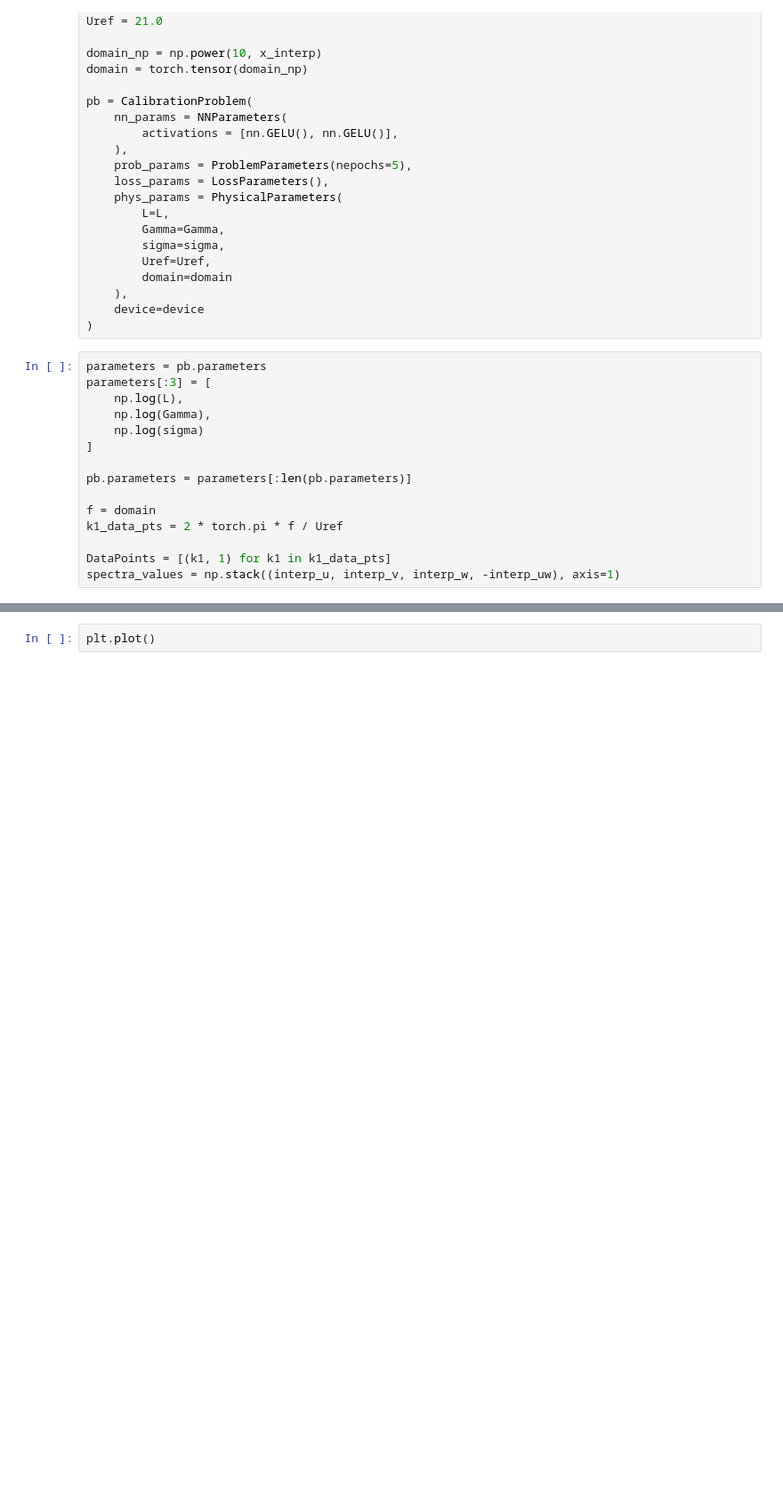
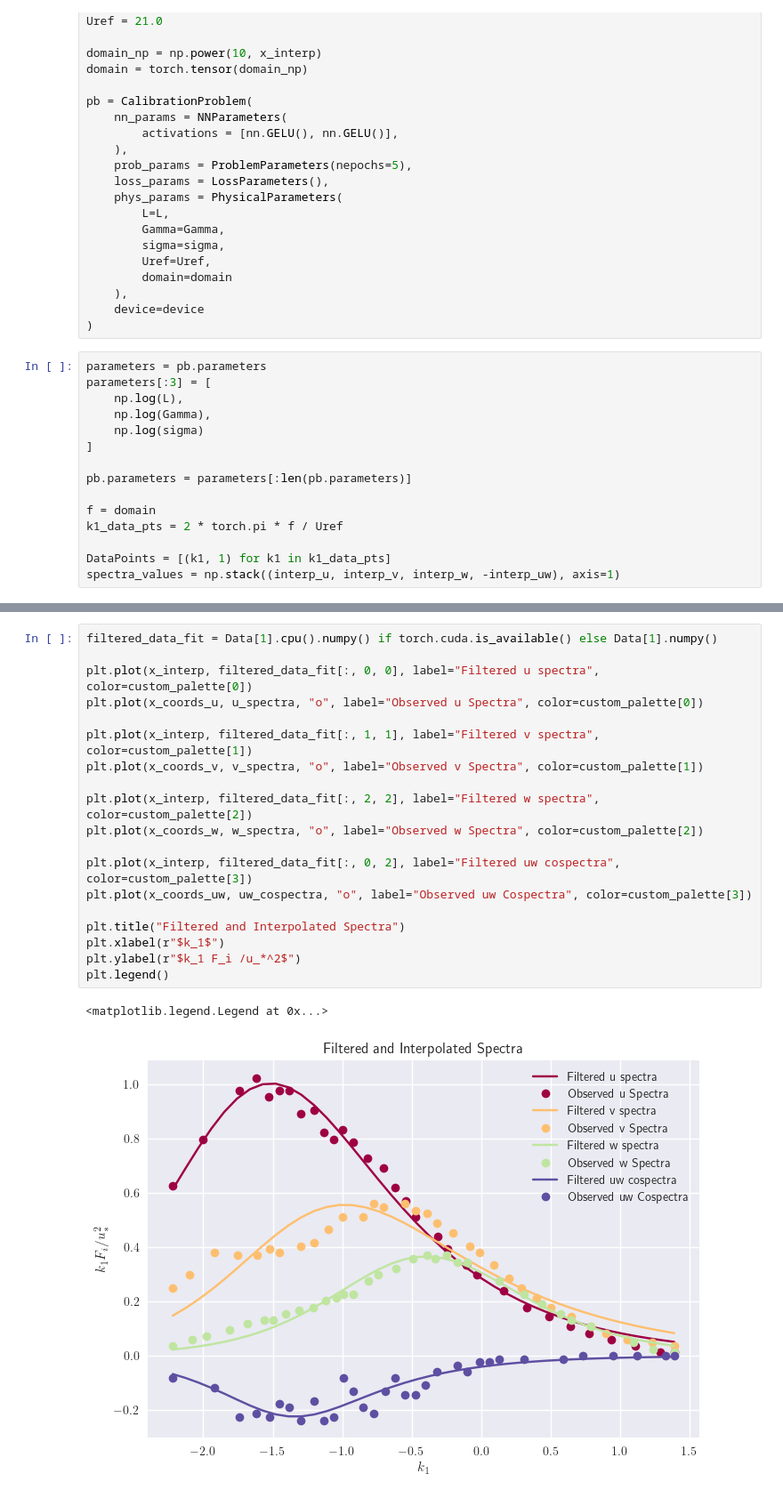
Before and after one commit to METHODS-Group/DRDMannTurb, a Jupyter notebook: docs/source/examples/Interpolating and Fitting.ipynb, the cells around one changed output, grey strips where cells are left out. Shown: that part at 89% size. Drawn from its saved outputs; the diff is of its cells as text; blank space fills up the shorter version.

Commit message:
cleaned up datagenerator class and added draft of interpolating-filtering-fitting example notebook

```diff
--- a/docs/source/examples/Interpolating and Fitting.ipynb
+++ b/docs/source/examples/Interpolating and Fitting.ipynb
@@ -116,5 +116,25 @@ Parameters [2.45129452e+02 5.50455730e+04 1.72868911e+00]
 RMSE: 0.03302925293012712
 R-squared: 0.8525919464352417
-# %%
-plt.plot()
+# %%
+filtered_data_fit = Data[1].cpu().numpy() if torch.cuda.is_available() else Data[1].numpy()
+
+plt.plot(x_interp, filtered_data_fit[:, 0, 0], label="Filtered u spectra", color=custom_palette[0])
+plt.plot(x_coords_u, u_spectra, "o", label="Observed u Spectra", color=custom_palette[0])
+
+plt.plot(x_interp, filtered_data_fit[:, 1, 1], label="Filtered v spectra", color=custom_palette[1])
+plt.plot(x_coords_v, v_spectra, "o", label="Observed v Spectra", color=custom_palette[1])
+
+plt.plot(x_interp, filtered_data_fit[:, 2, 2], label="Filtered w spectra", color=custom_palette[2])
+plt.plot(x_coords_w, w_spectra, "o", label="Observed w Spectra", color=custom_palette[2])
+
+plt.plot(x_interp, filtered_data_fit[:, 0, 2], label="Filtered uw cospectra", color=custom_palette[3])
+plt.plot(x_coords_uw, uw_cospectra, "o", label="Observed uw Cospectra", color=custom_palette[3])
+
+plt.title("Filtered and Interpolated Spectra")
+plt.xlabel(r"$k_1$")
+plt.ylabel(r"$k_1 F_i /u_*^2$")
+plt.legend()
+# %% [output]
+<matplotlib.legend.Legend at 0x...>
+[figure, added]
 # %%
```
Also changed, not shown: parts of 6 cells of this notebook, 1 other file.
